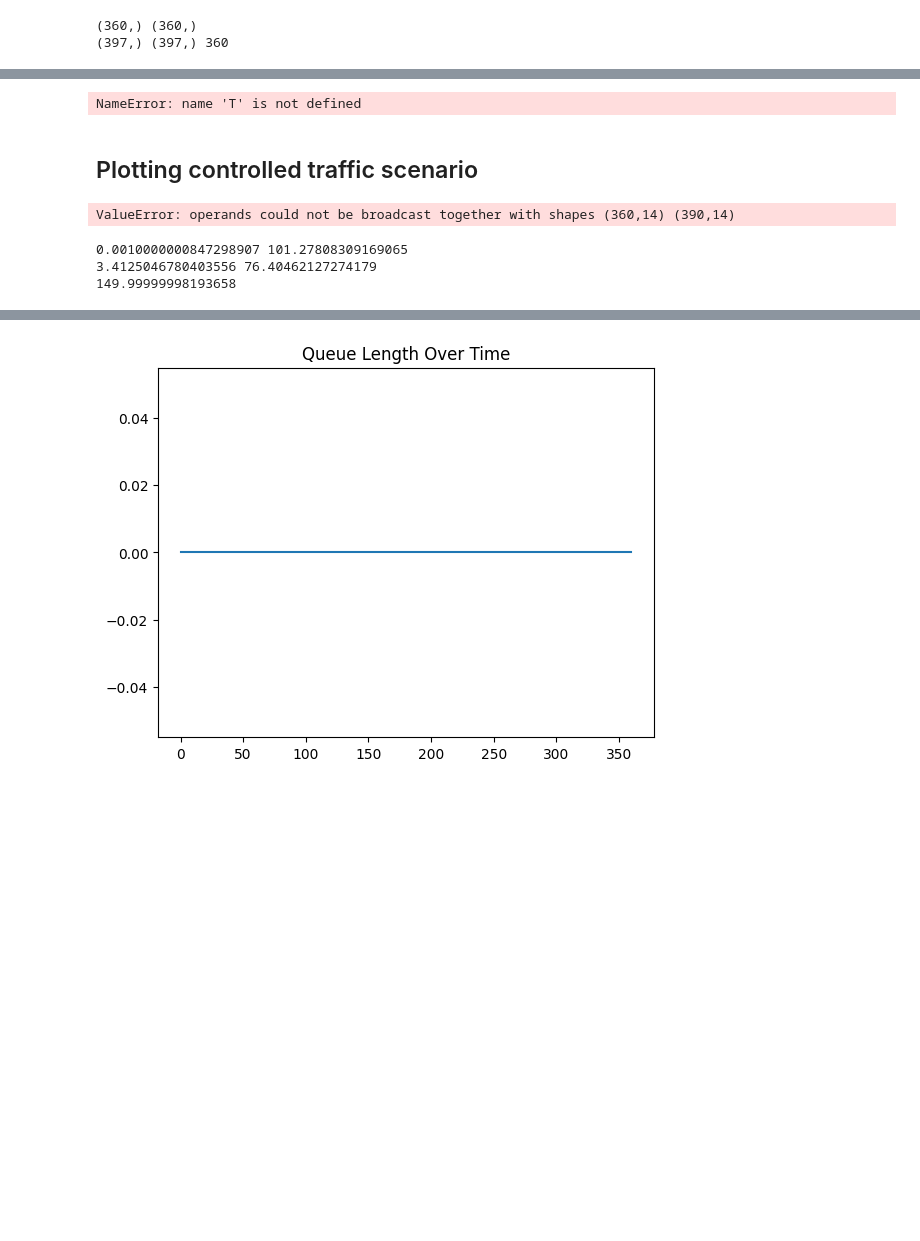
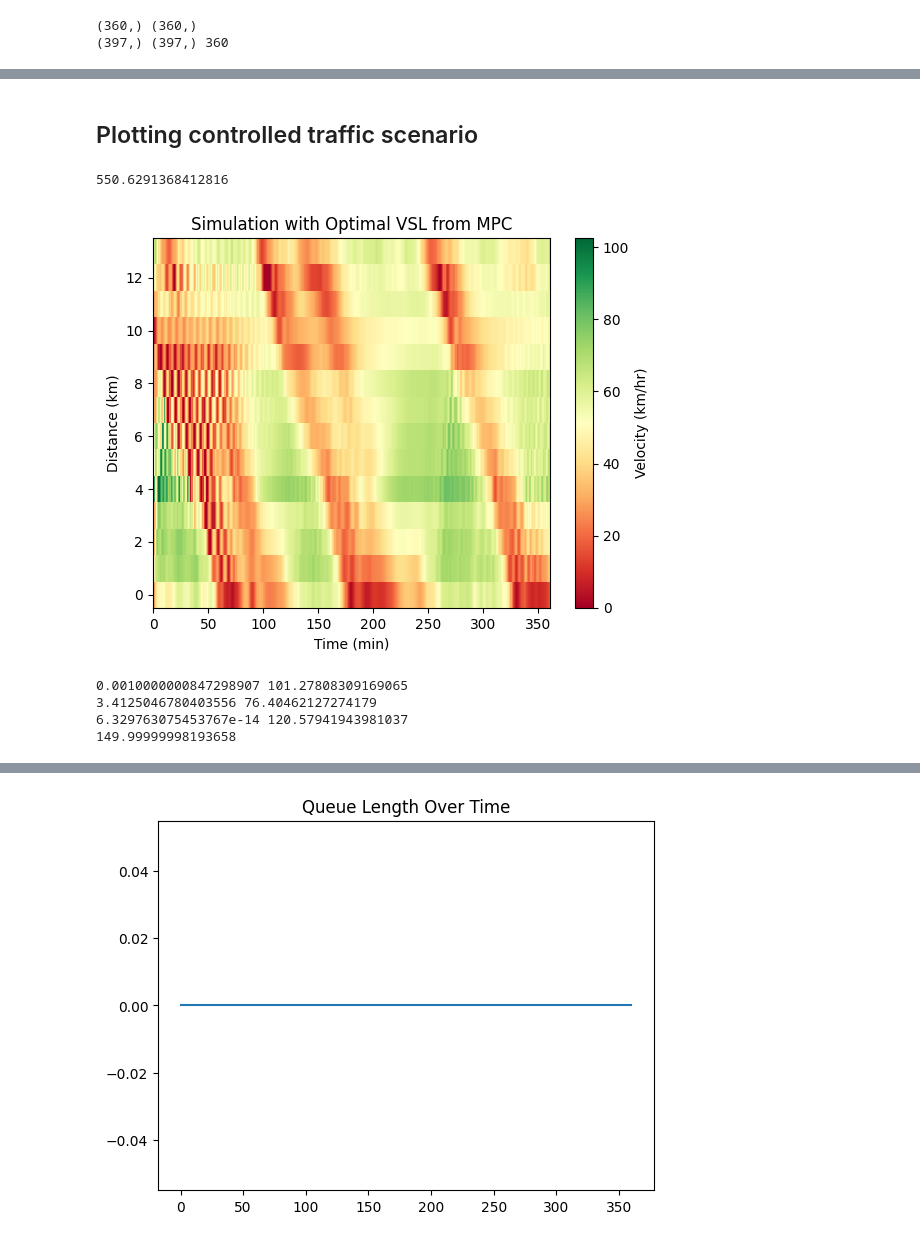
Before and after one commit to srags/mpc-traffic-flow, a Jupyter notebook: experiments/metanet_params.ipynb, the cells around one changed output, grey strips where cells are left out. Cells and saved outputs as stored; diff of their text form; code cells hidden in the pictures; blank space fills up the shorter version.

```diff
--- a/experiments/metanet_params.ipynb
+++ b/experiments/metanet_params.ipynb
@@ -545,13 +486,3 @@ ValueError: Solver found problem infeasible.
-# %%
-density, velocity, flow_or, queue = run_metanet_sim(
-    time_step, L, init_state, data_inflow[50:50+pred_horizon+1],
-    downstream_density[50:50+pred_horizon],
-    params_mpc, vsl_speeds=np.full((pred_horizon, num_segments), 90.0),
-    lanes=lanes, real_data=False
-)
-print(velocity.min(), density.min())
-# %% [output]
-NameError: name 'T' is not defined
 # %%
 # # Print ramp info
 # print("Ramp info:")
@@ -562,37 +493,40 @@ NameError: name 'T' is not defined
 # %%
 np.set_printoptions(suppress=True)
 
-vsl_test = np.ones((opt_horizon, num_segments)) * 150
+vsl_test = np.ones((360, num_segments)) * 150
 p_baseline, v_baseline, _, tts_baseline = run_metanet_sim(time_step,
                                    L,
                                    init_state,
                                    data_inflow,
                                    downstream_density,
                                    model_params,
                                    lanes = lane_dict,
                                    vsl_speeds=vsl_test,
                                    plotting=True,
                                    real_data=False
 )
 
 print(tts_baseline)
 
 plt.imshow(v_baseline.T, cmap='RdYlGn', aspect='auto', interpolation='none', vmin=0, vmax=np.max(velocity_data))
 plt.title('Simulation with Optimal VSL from MPC')
 plt.xlabel('Time (min)')
 plt.ylabel('Distance (km)')
 plt.colorbar(label='Velocity (km/hr)')
 plt.gca().invert_yaxis()
 plt.gca().xaxis.set_ticks_position('bottom')
 plt.show()
 # %% [output]
-ValueError: operands could not be broadcast together with shapes (360,14) (390,14)
+550.6291368412816
+[figure, added]
 # %%
 print(np.min(v_baseline), np.max(v_baseline))
 print(np.min(p_baseline), np.max(p_baseline))
+print(np.min(v_fd), np.max(v_fd))
 print(model_params['v_free'].max())
 # %% [output]
 0.0010000000847298907 101.27808309169065
 3.4125046780403556 76.40462127274179
+6.329763075453767e-14 120.57941943981037
 149.99999998193658
 # %%
```
Also changed, not shown: parts of 4 cells of this notebook, 1 other file.
